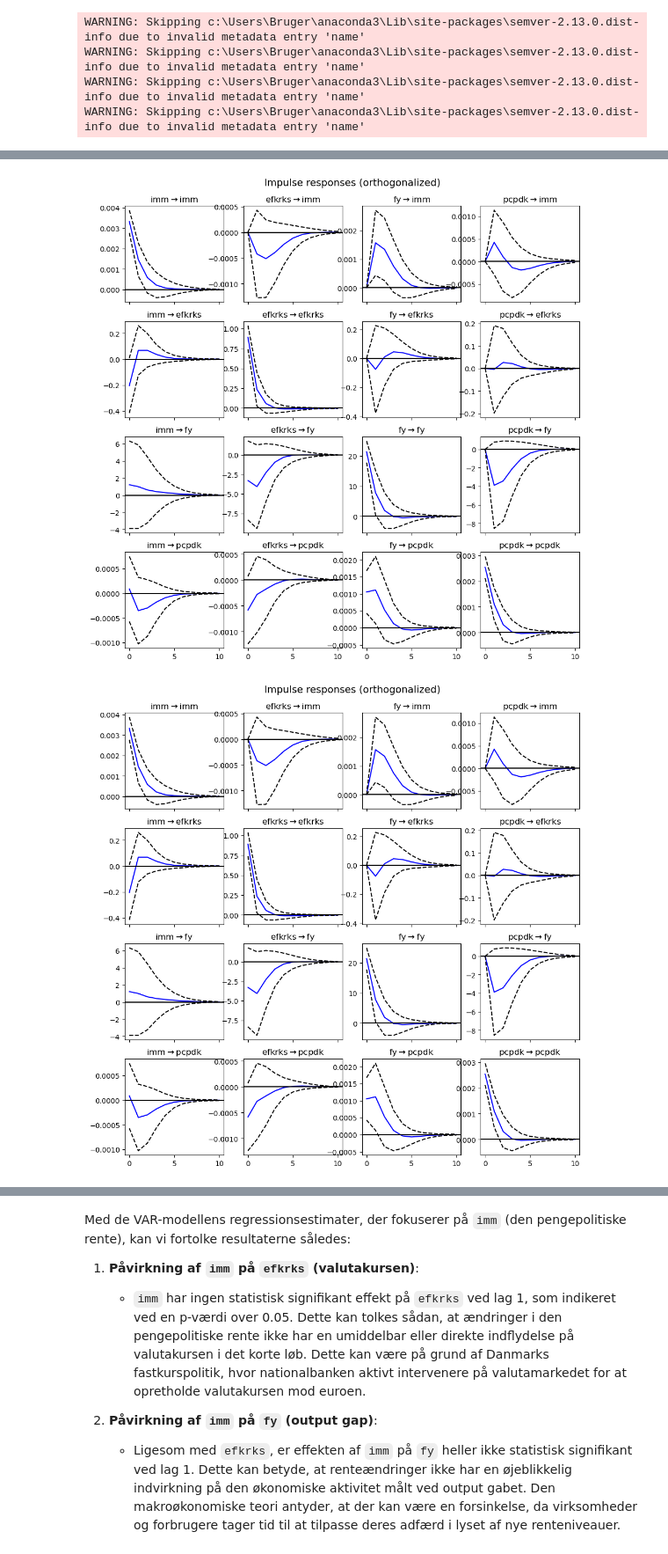
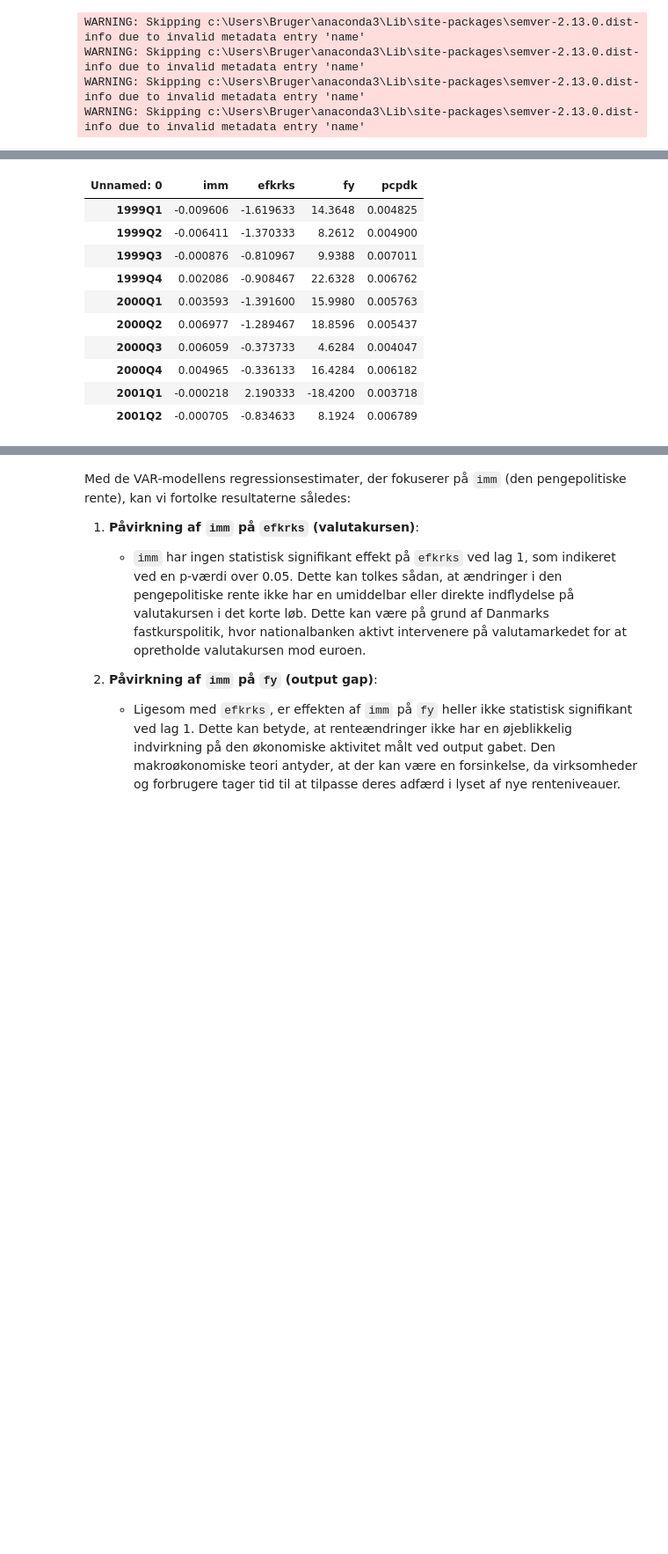
Before and after one commit to NumEconCopenhagen/projects-2024-sara-sara-huda, a Jupyter notebook: dataproject/Dataproject1.ipynb, the cells around one changed output, grey strips where cells are left out. Shown at 88% size. Saved outputs shown, nothing was run; the diff lists cells and outputs as text; code cells hidden in the pictures; blank space fills up the shorter version.

```diff
--- a/dataproject/Dataproject1.ipynb
+++ b/dataproject/Dataproject1.ipynb
@@ -31,7 +32,6 @@ WARNING: Skipping c:\Users\Bruger\anaconda3\Lib\site-packages\semver-2.13.0.dist
 WARNING: Skipping c:\Users\Bruger\anaconda3\Lib\site-packages\semver-2.13.0.dist-info due to invalid metadata entry 'name'
 WARNING: Skipping c:\Users\Bruger\anaconda3\Lib\site-packages\semver-2.13.0.dist-info due to invalid metadata entry 'name'
 # %%
-########### OPSTILLER VORES FASTKURS VAR MODEL BESTÅENDE AF BNP (2010-PRISER), FPI, PENGEMARKEDSRENTE OG EFFEKTIV KRONEKURS FRA MONA #########
 # The path to the Excel file with the Mona dataset
 file_path = 'monadata2023.xlsx'
 
@@ -73,32 +73,7 @@ mona_data_transposed.dropna(inplace=True)
 assert not mona_data_transposed.isnull().values.any(), "NaN values detected"
 assert not np.isinf(mona_data_transposed.values).any(), "Inf values detected"
 
-# Select only the relevant variables for the VAR model
-mona_data_for_var = mona_data_transposed[variable_names]
-
-# Fit the VAR model
-var_model = VAR(mona_data_for_var)
-var_results = var_model.fit(maxlags=2, ic='aic')
-
-# Tjek om modellen er stabil
-is_model_stable = var_results.is_stable()
-print(f"Modellen er stabil: {is_model_stable}")
-
-# Hvis modellen ikke er stabil, kan du prøve at øge antallet af lags
-if not is_model_stable:
-    # Prøv med flere lags og tjek stabiliteten for hver model
-    for i in range(1, 6):  # Antagelse: Tjek op til 5 lags
-        var_results = var_model.fit(i)
-        if var_results.is_stable():
-            print(f"Model med {i} lags er stabil.")
-            break
-    else:
-        print("Ingen stabil model fundet for op til 5 lags.")
-
-# Print the results
-print(var_results.summary())
-
-# Analyze impulse response functions
-irf = var_results.irf(10)  # Analyze the effect over 10 periods
-irf.plot(orth=True)  # Use orthogonalized impulses
+# Print first ten observations
+first_ten_observations_specific = mona_data_transposed[variable_names].head(10)
+first_ten_observations_specific
 # %% [output]
@@ -122,2 +80,11 @@ pcpdk     0.031942 -0.209394  0.403012  1.000000
-[figure, removed]
-[figure, removed]
+| Unnamed: 0 | imm | efkrks | fy | pcpdk |
+| 1999Q1 | -0.009606 | -1.619633 | 14.3648 | 0.004825 |
+| 1999Q2 | -0.006411 | -1.370333 | 8.2612 | 0.004900 |
+| 1999Q3 | -0.000876 | -0.810967 | 9.9388 | 0.007011 |
+| 1999Q4 | 0.002086 | -0.908467 | 22.6328 | 0.006762 |
+| 2000Q1 | 0.003593 | -1.391600 | 15.9980 | 0.005763 |
+| 2000Q2 | 0.006977 | -1.289467 | 18.8596 | 0.005437 |
+| 2000Q3 | 0.006059 | -0.373733 | 4.6284 | 0.004047 |
+| 2000Q4 | 0.004965 | -0.336133 | 16.4284 | 0.006182 |
+| 2001Q1 | -0.000218 | 2.190333 | -18.4200 | 0.003718 |
+| 2001Q2 | -0.000705 | -0.834633 | 8.1924 | 0.006789 |
```
Also changed, not shown: parts of 6 cells of this notebook.
